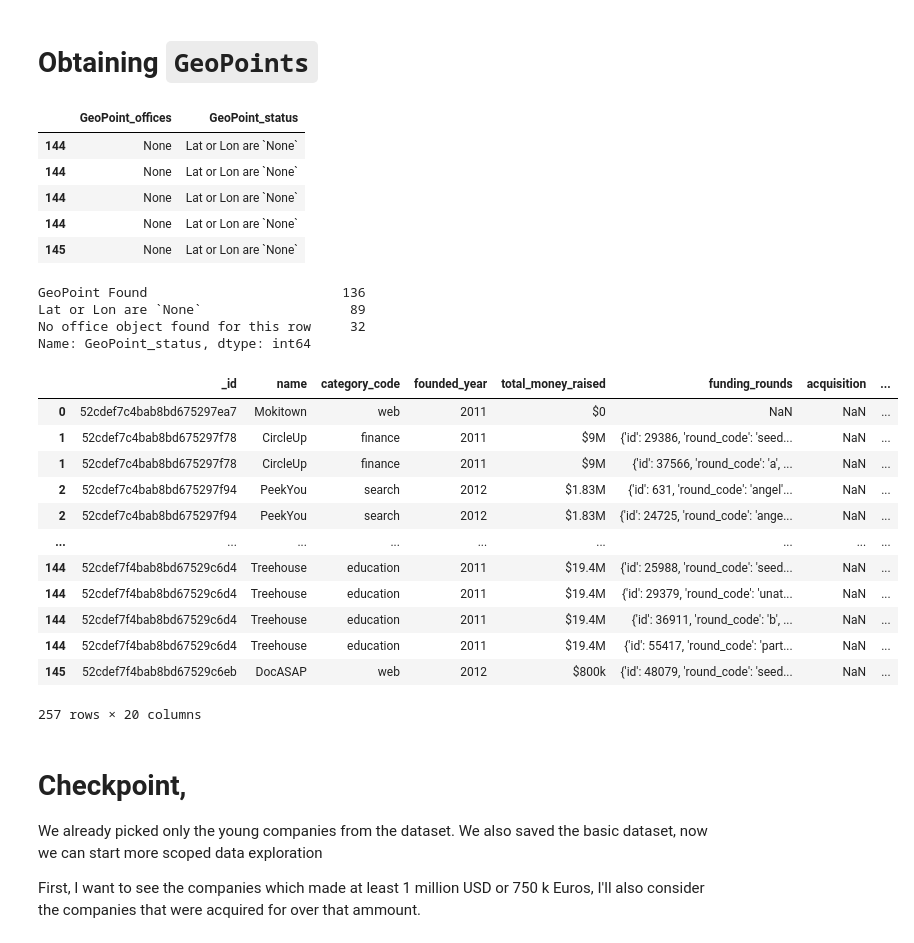
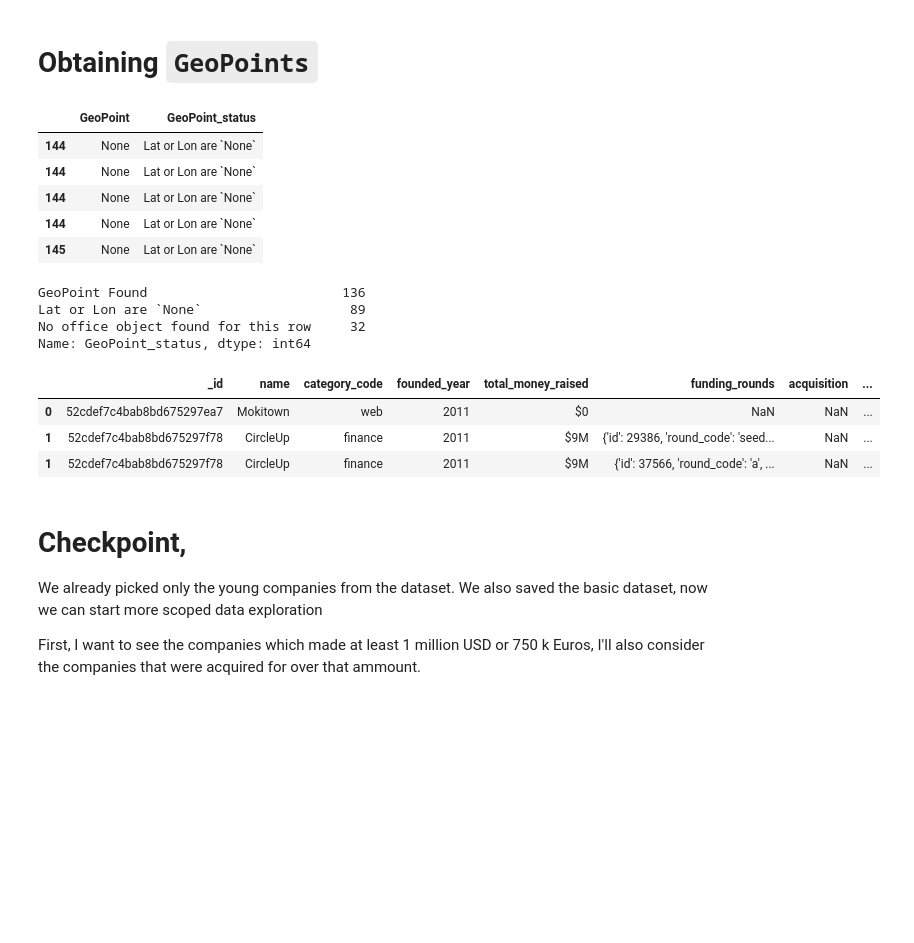
Before and after one commit to rihp/geodata, a Jupyter notebook: Exploring_crunchbase_company_data.ipynb, the cells around one changed output. Cells and saved outputs as stored; diff of their text form; code cells hidden in the pictures; blank space fills up the shorter version.

```diff
--- a/Exploring_crunchbase_company_data.ipynb
+++ b/Exploring_crunchbase_company_data.ipynb
@@ -109,6 +110,7 @@ def officeToGeoPoint(row):
             if (type(office['latitude'])) == float and type(office['longitude']):
                 return ({
                     'type': 'Point',
+                    'PointCategory':'business office',
                     'coordinates':[
                         office['longitude'],
                         office['latitude']
@@ -142,10 +144,10 @@ cleaned_offices = companydata.apply(officeToGeoPoint, # The function we made
 #   but only two columns
 # %%
 #Assign a name to the columns
-cleaned_offices.columns = ["GeoPoint_offices","GeoPoint_status"]
+cleaned_offices.columns = ["GeoPoint","GeoPoint_status"]
 cleaned_offices.tail(5)
 # %% [output]
-|  | GeoPoint_offices | GeoPoint_status |
+|  | GeoPoint | GeoPoint_status |
 | 144 | None | Lat or Lon are `None` |
 | 144 | None | Lat or Lon are `None` |
 | 144 | None | Lat or Lon are `None` |
@@ -159,25 +161,16 @@ Lat or Lon are `None`                   89
 No office object found for this row     32
 Name: GeoPoint_status, dtype: int64
 # %%
-# Concatenate two Pandas Data Frames through their index.
+# Concatenate two Pandas Data Frames (df `CompanyData` and df `Cleaned_Offices`) through their index.
 # From this ' =  = '
 # to this   '  ==  '
 companyGeoPointed = pd.concat([companydata, cleaned_offices], axis =1)
-companyGeoPointed
+companyGeoPointed.head(3)
 # %% [output]
 |  | _id | name | category_code | founded_year | total_money_raised | funding_rounds | acquisition | ... |
 | 0 | 52cdef7c4bab8bd675297ea7 | Mokitown | web | 2011 | $0 | NaN | NaN | ... |
 | 1 | 52cdef7c4bab8bd675297f78 | CircleUp | finance | 2011 | $9M | {'id': 29386, 'round_code': 'seed... | NaN | ... |
 | 1 | 52cdef7c4bab8bd675297f78 | CircleUp | finance | 2011 | $9M | {'id': 37566, 'round_code': 'a', ... | NaN | ... |
-| 2 | 52cdef7c4bab8bd675297f94 | PeekYou | search | 2012 | $1.83M | {'id': 631, 'round_code': 'angel'... | NaN | ... |
-| 2 | 52cdef7c4bab8bd675297f94 | PeekYou | search | 2012 | $1.83M | {'id': 24725, 'round_code': 'ange... | NaN | ... |
-| ... | ... | ... | ... | ... | ... | ... | ... | ... |
-| 144 | 52cdef7f4bab8bd67529c6d4 | Treehouse | education | 2011 | $19.4M | {'id': 25988, 'round_code': 'seed... | NaN | ... |
-| 144 | 52cdef7f4bab8bd67529c6d4 | Treehouse | education | 2011 | $19.4M | {'id': 29379, 'round_code': 'unat... | NaN | ... |
-| 144 | 52cdef7f4bab8bd67529c6d4 | Treehouse | education | 2011 | $19.4M | {'id': 36911, 'round_code': 'b', ... | NaN | ... |
-| 144 | 52cdef7f4bab8bd67529c6d4 | Treehouse | education | 2011 | $19.4M | {'id': 55417, 'round_code': 'part... | NaN | ... |
-| 145 | 52cdef7f4bab8bd67529c6eb | DocASAP | web | 2012 | $800k | {'id': 48079, 'round_code': 'seed... | NaN | ... |
-257 rows × 20 columns
 # %%
 companyGeoPointed.to_csv(OutPathCSV)
 # %% [markdown]
```
Also changed, not shown: parts of 7 cells of this notebook, 3 other files.
